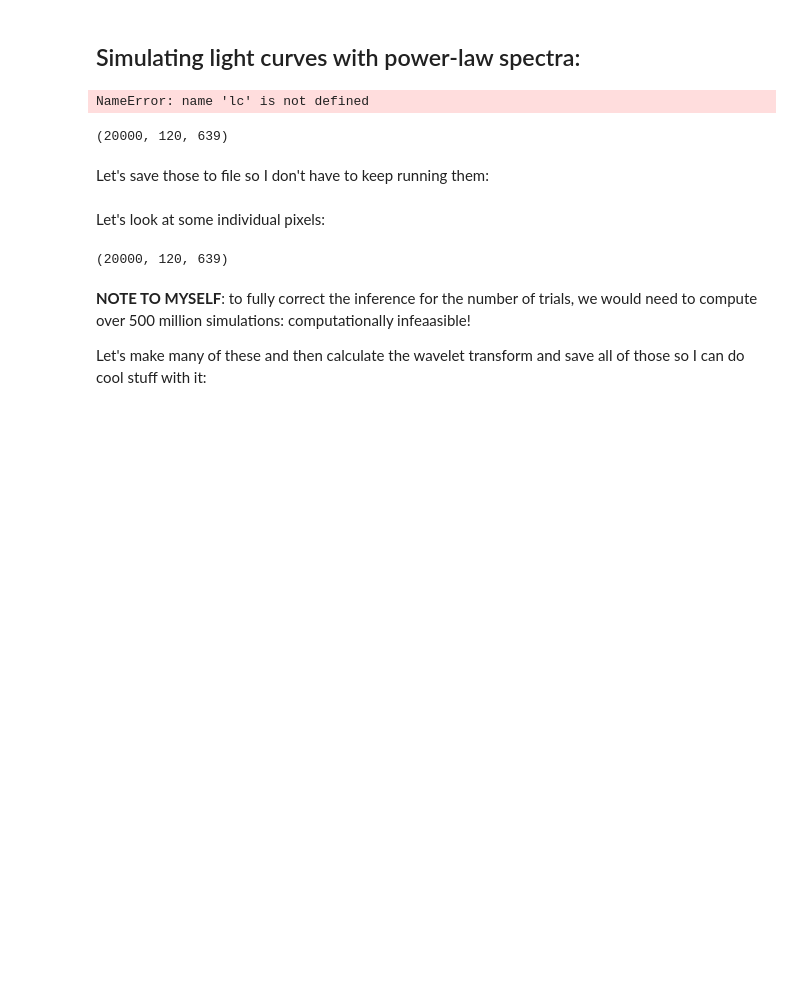
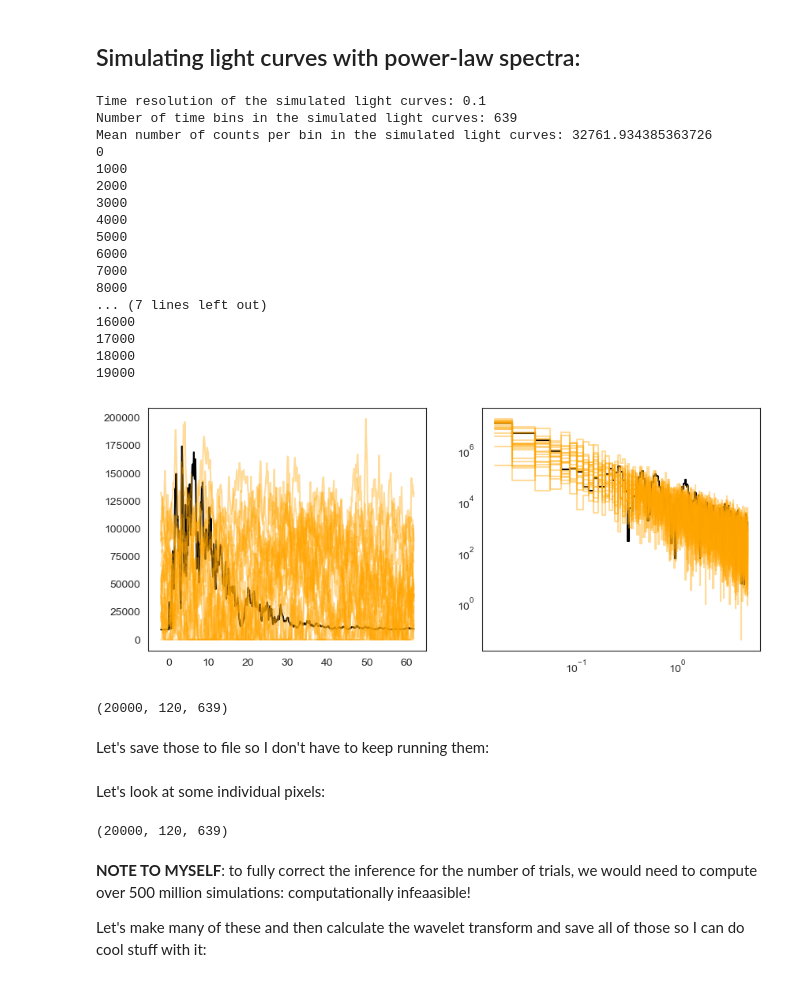
Before and after one commit to dhuppenkothen/GRB230307A_QPOSearch, a Jupyter notebook: notebooks/GRB230307A_INTEGRAL_wavelets.ipynb, the cells around one changed output. Saved outputs shown, nothing was run; the diff lists cells and outputs as text; code cells hidden in the pictures; blank space fills up the shorter version.

```diff
--- a/notebooks/GRB230307A_INTEGRAL_wavelets.ipynb
+++ b/notebooks/GRB230307A_INTEGRAL_wavelets.ipynb
@@ -218,7 +250,7 @@ print("Number of time bins in the simulated light curves: " + str(nbins))
 mean_counts = np.mean(lc.counts)
 print("Mean number of counts per bin in the simulated light curves: " + str(mean_counts))
 
-sim = Simulator(dt=dt, N=nbins, mean=mean_counts+10000, rms=0.9, tstart = lc.time[0])
+sim = Simulator(dt=dt, N=nbins, mean=mean_counts+16000, rms=0.9, tstart = lc.time[0])
 
 # exponential version
 #sim = Simulator(dt=dt, N=nbins, mean=np.log(mean_counts), rms=0.1, tstart = lc.time[0])
@@ -228,35 +260,52 @@ fig, (ax1, ax2) = plt.subplots(1, 2, figsize=(10,4))
 ax1.plot(lc.time, lc.counts, color="black")
 ax2.loglog(ps.freq, ps.power, ds="steps-mid", color="black")
 
-#ca_sim_all = []
+ca_sim_all = []
 
 nsims = 20000
 idx_all = np.random.choice(np.arange(post_samples.shape[0]), size=nsims, replace=False)
 
 for i, idx in enumerate(idx_all):
     _fitter_to_model_params(plc, post_samples[idx])
 
     pl_model = plc(ps.freq)
     lc_sim = sim.simulate(pl_model)
 
     # non-exponential version:
     lc_sim.counts[lc_sim.counts < 0] = 0.0
     counts = np.random.poisson(lc_sim.counts)
 
     # exponential version
     #counts = np.random.poisson(np.exp(lc_sim.counts))
 
     lc_sim = Lightcurve(lc_sim.time, counts, dt=lc_sim.dt, skip_checks=True)
     ps_sim = Powerspectrum(lc_sim, norm="leahy")
 
     if i % 1000 == 0:
         print(i)
         ax1.plot(lc_sim.time, lc_sim.counts, color="orange", alpha=0.4)
         ax2.loglog(ps_sim.freq, ps_sim.power, ds="steps-mid", color="orange", alpha=0.4)
 
     ca_sim, cd_sim = pywt.cwt(lc_sim.counts, scales[::-1], wavelet)
     ca_sim_all.append(ca_sim)
 
 ca_sim_all = np.array(ca_sim_all)
 # %% [output]
-NameError: name 'lc' is not defined
+Time resolution of the simulated light curves: 0.1
+Number of time bins in the simulated light curves: 639
+Mean number of counts per bin in the simulated light curves: 32761.934385363726
+0
+1000
+2000
+3000
+4000
+5000
+6000
+7000
+8000
+... (7 lines left out)
+16000
+17000
+18000
+19000
+[figure, added]
```
Also changed, not shown: parts of 19 cells of this notebook.
